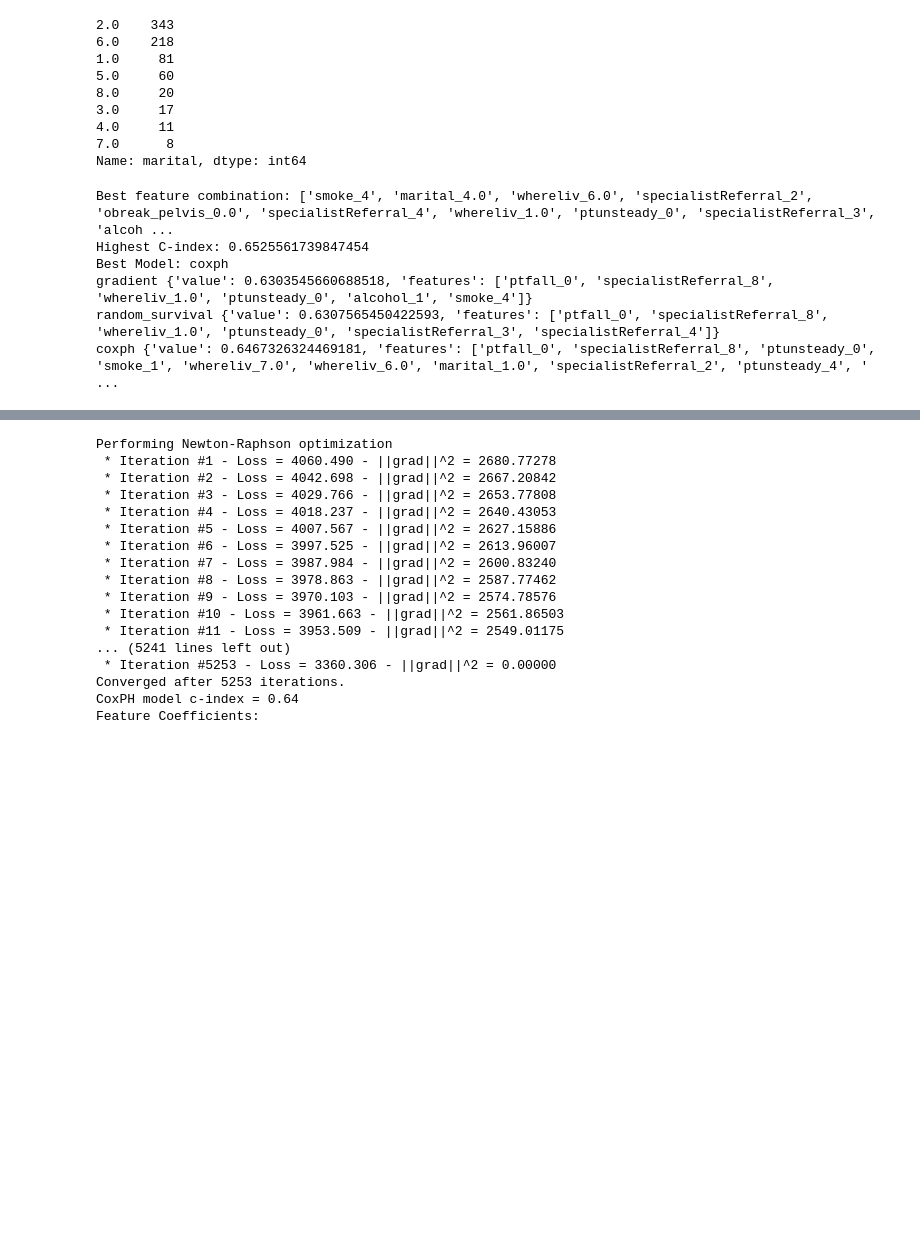
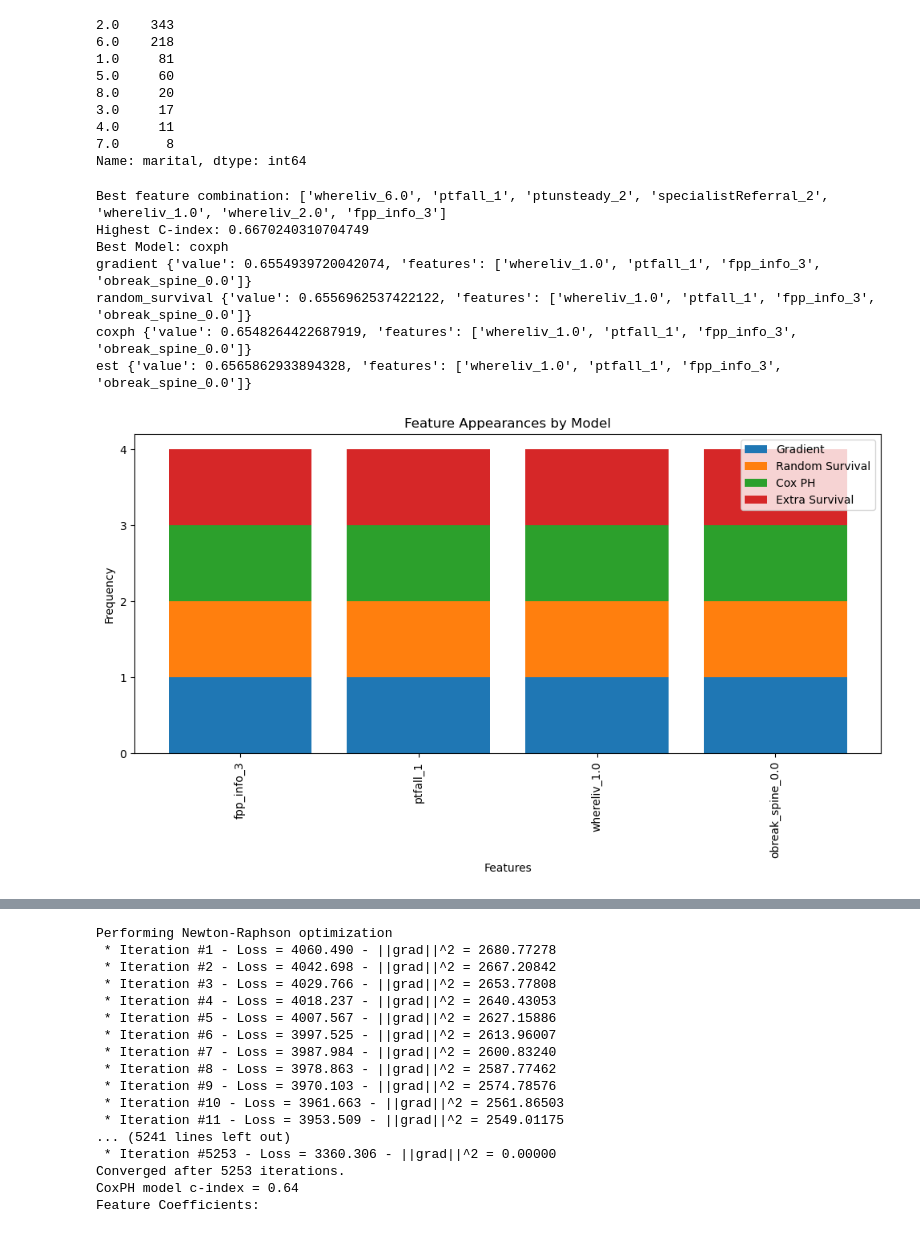
Before and after one commit to myguardian/Osteoporosis, a Jupyter notebook: 6-Survival_Analysis/Survival-Synthetic.ipynb, the cells around one changed output, grey strips where cells are left out. Cells and saved outputs as stored; diff of their text form; code cells hidden in the pictures; blank space fills up the shorter version.

```diff
--- a/6-Survival_Analysis/Survival-Synthetic.ipynb
+++ b/6-Survival_Analysis/Survival-Synthetic.ipynb
@@ -182,6 +181,10 @@ feature_comparisons = {
     'coxph': {
         'value': 0,
         'features': []
+    },
+    'est':{
+        'value':0,
+        'features':[                                    ]
     }
 }
 
@@ -220,7 +223,7 @@ def explore_feature_combinations(X, y, max_iterations=8000):
             performance_gain = True
             for model in models:
                 if feature_comparisons[model]['value'] < outcome[model]:
-                    feature_comparisons[model]['features'].append(best_feature)
+                    feature_comparisons[model]['features'] = list(features_to_try)
                     feature_comparisons[model]['value'] = outcome[model]
 
         if not performance_gain or len(current_features) >= max_iterations:
@@ -237,9 +240,59 @@ print("Best Model:", best_model_name)
 for model, comparison in feature_comparisons.items():
     print(model, comparison)
 # %% [output]
-Best feature combination: ['smoke_4', 'marital_4.0', 'whereliv_6.0', 'specialistReferral_2', 'obreak_pelvis_0.0', 'specialistReferral_4', 'whereliv_1.0', 'ptunsteady_0', 'specialistReferral_3', 'alcoh ...
-Highest C-index: 0.6525561739847454
+Best feature combination: ['whereliv_6.0', 'ptfall_1', 'ptunsteady_2', 'specialistReferral_2', 'whereliv_1.0', 'whereliv_2.0', 'fpp_info_3']
+Highest C-index: 0.6670240310704749
 Best Model: coxph
-gradient {'value': 0.6303545660688518, 'features': ['ptfall_0', 'specialistReferral_8', 'whereliv_1.0', 'ptunsteady_0', 'alcohol_1', 'smoke_4']}
-random_survival {'value': 0.6307565450422593, 'features': ['ptfall_0', 'specialistReferral_8', 'whereliv_1.0', 'ptunsteady_0', 'specialistReferral_3', 'specialistReferral_4']}
-coxph {'value': 0.6467326324469181, 'features': ['ptfall_0', 'specialistReferral_8', 'ptunsteady_0', 'smoke_1', 'whereliv_7.0', 'whereliv_6.0', 'marital_1.0', 'specialistReferral_2', 'ptunsteady_4', ' ...
+gradient {'value': 0.6554939720042074, 'features': ['whereliv_1.0', 'ptfall_1', 'fpp_info_3', 'obreak_spine_0.0']}
+random_survival {'value': 0.6556962537422122, 'features': ['whereliv_1.0', 'ptfall_1', 'fpp_info_3', 'obreak_spine_0.0']}
+coxph {'value': 0.6548264422687919, 'features': ['whereliv_1.0', 'ptfall_1', 'fpp_info_3', 'obreak_spine_0.0']}
+est {'value': 0.6565862933894328, 'features': ['whereliv_1.0', 'ptfall_1', 'fpp_info_3', 'obreak_spine_0.0']}
+# %%
+import matplotlib.pyplot as plt
+import numpy as np
+
+# Assuming you have the features for each model stored in feature_comparisons
+model1_features = feature_comparisons['gradient']['features']
+model2_features = feature_comparisons['random_survival']['features']
+model3_features = feature_comparisons['coxph']['features']
+model4_features = feature_comparisons['est']['features']
+
+# Combine all the features from all the models
+all_features = list(set(model1_features + model2_features + model3_features + model4_features))
+
+# Count the occurrences of each feature in each model
+model_features = [model1_features, model2_features, model3_features, model4_features]
+feature_counts = np.zeros((len(all_features), len(model_features)), dtype=int)
+
+for i, feature in enumerate(all_features):
+    for j, model_feature in enumerate(model_features):
+        if feature in model_feature:
+            feature_counts[i, j] = 1
+
+# Calculate the frequency of appearance for each feature
+feature_frequency = np.sum(feature_counts, axis=1)
+
+# Create stacked bar chart
+plt.figure(figsize=(10, 6))
+plt.bar(range(len(all_features)), feature_counts[:, 0], label='Gradient', color='tab:blue')
+plt.bar(range(len(all_features)), feature_counts[:, 1], label='Random Survival', color='tab:orange', bottom=feature_counts[:, 0])
+plt.bar(range(len(all_features)), feature_counts[:, 2], label='Cox PH', color='tab:green', bottom=np.sum(feature_counts[:, :2], axis=1))
+plt.bar(range(len(all_features)), feature_counts[:, 3], label='Extra Survival', color='tab:red', bottom=np.sum(feature_counts[:, :3], axis=1))
+
+# Customize the chart
+plt.xlabel('Features')
+plt.ylabel('Frequency')
+plt.title('Feature Appearances by Model')
+plt.xticks(range(len(all_features)), all_features, rotation=90)
+plt.legend()
+
+# Set the y-axis tick labels to integers
+plt.gca().get_yaxis().set_major_locator(plt.MaxNLocator(integer=True))
+
+# Adjust layout and spacing
+plt.tight_layout()
+
+# Display the chart
+plt.show()
+# %% [output]
+[figure, added]
```
Also changed, not shown: parts of 7 cells of this notebook.
